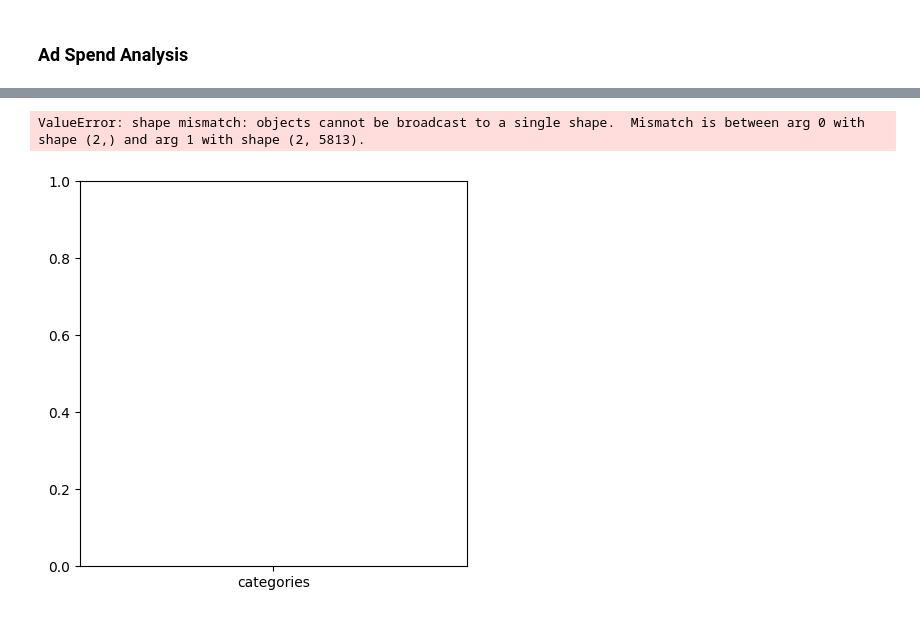
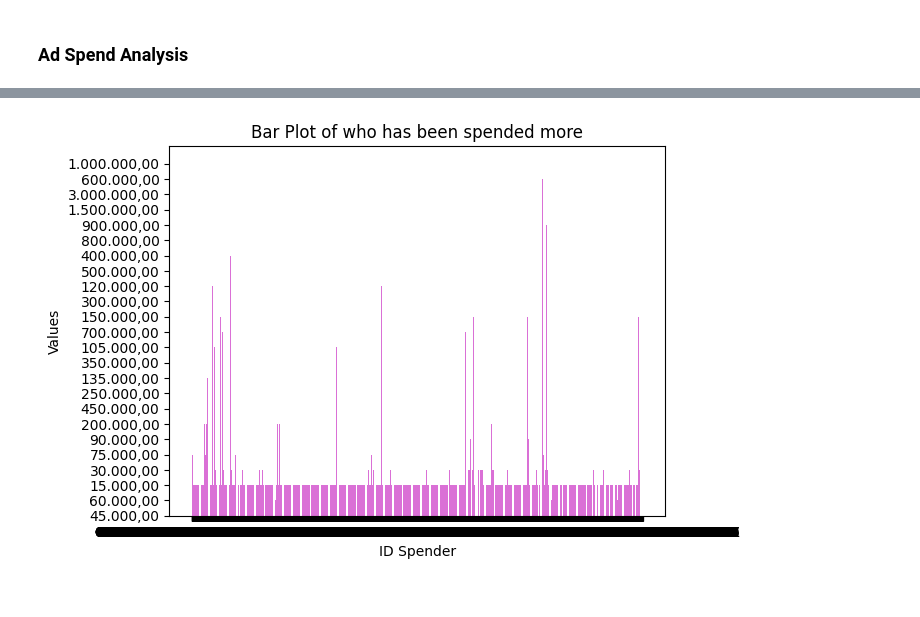
Before and after one commit to andreasoledadguerra/EDA_projects, a Jupyter notebook: googleads_analysis.ipynb, the cells around one changed output, grey strips where cells are left out. Cells and saved outputs as stored; diff of their text form; code cells hidden in the pictures.

Commit message:
Fixing the bar plot

```diff
--- a/googleads_analysis.ipynb
+++ b/googleads_analysis.ipynb
@@ -111,27 +117,17 @@ for spend_id in most_spend:
-# %%
-# Make a diccionary with compiled data
-data = { 'categories' : compiled_most_spend ,
-         'values' : compiled_unique_ids
-}
-
-range_money =list(data.keys())
-ad_spender =list(data.values())
-
-x = np.array(range_money)
-y = np.array(ad_spender)
-
-# Creating a bar plot
-plt.figure(figsize=(5,5))
-plt.bar(range_money, ad_spender, color='b', width=0.6)
-
-# Adding titles and labels
-plt.title('Counting who payed the most')
-plt.xlabel('Id spender')
-plt.ylabel('Range of spending')
-
-plt.plot(x, y)
-# Show the plot
-plt.show()
-# %% [output]
-ValueError: shape mismatch: objects cannot be broadcast to a single shape.  Mismatch is between arg 0 with shape (2,) and arg 1 with shape (2, 5813).
-[figure, removed]
+# %%
+# Extracting the columns
+x = unique_ids
+y = df_ads['Spend_Range_Max_ARS']
+
+# Plotting the bar chart
+plt.bar(x, y, color='orchid')
+
+# Customizing the plot
+plt.xlabel('ID Spender')
+plt.ylabel('Values')
+plt.title('Bar Plot of who has been spended more')
+
+# Step 5: Show the plot
+plt.show()
+# %% [output]
+[figure, added]
```
Also changed, not shown: parts of 9 cells of this notebook.
